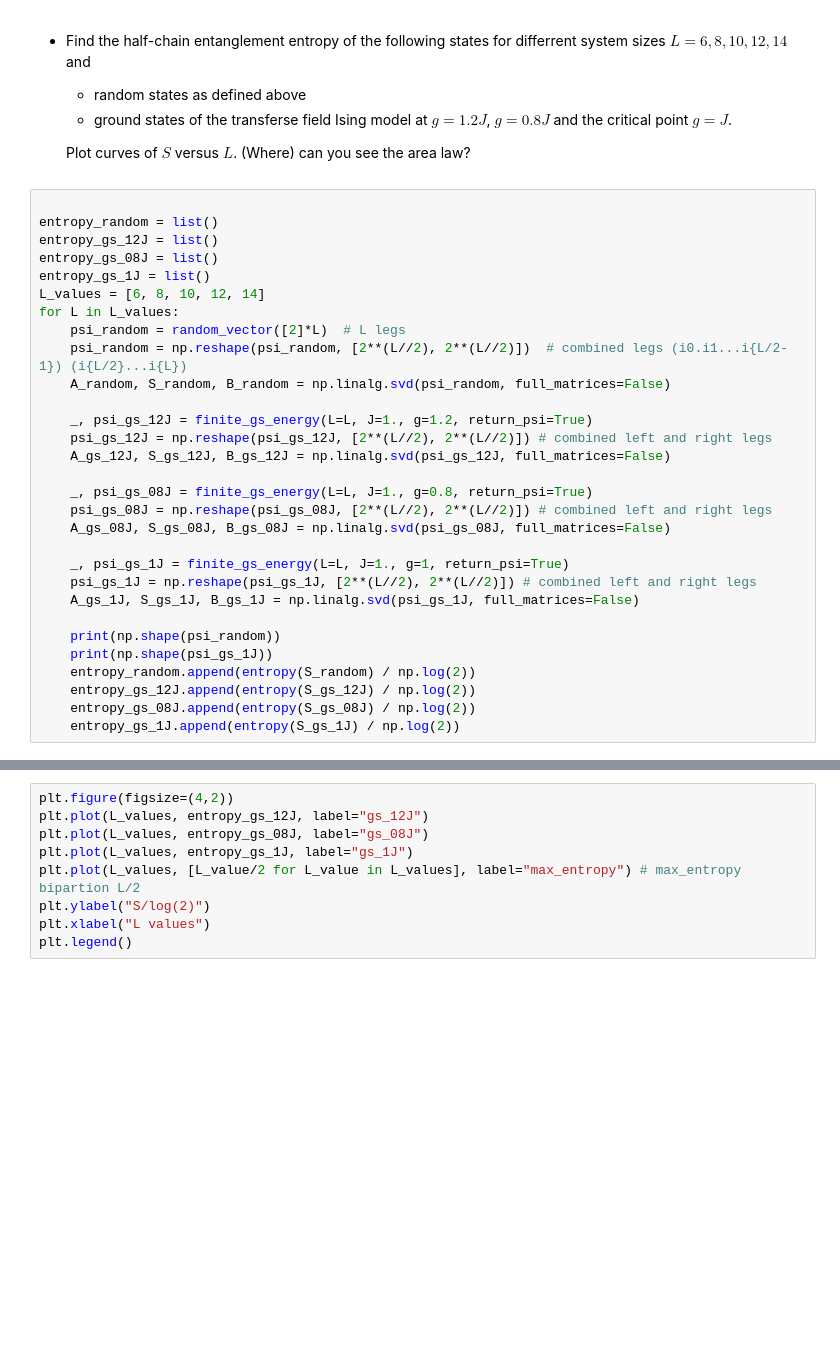
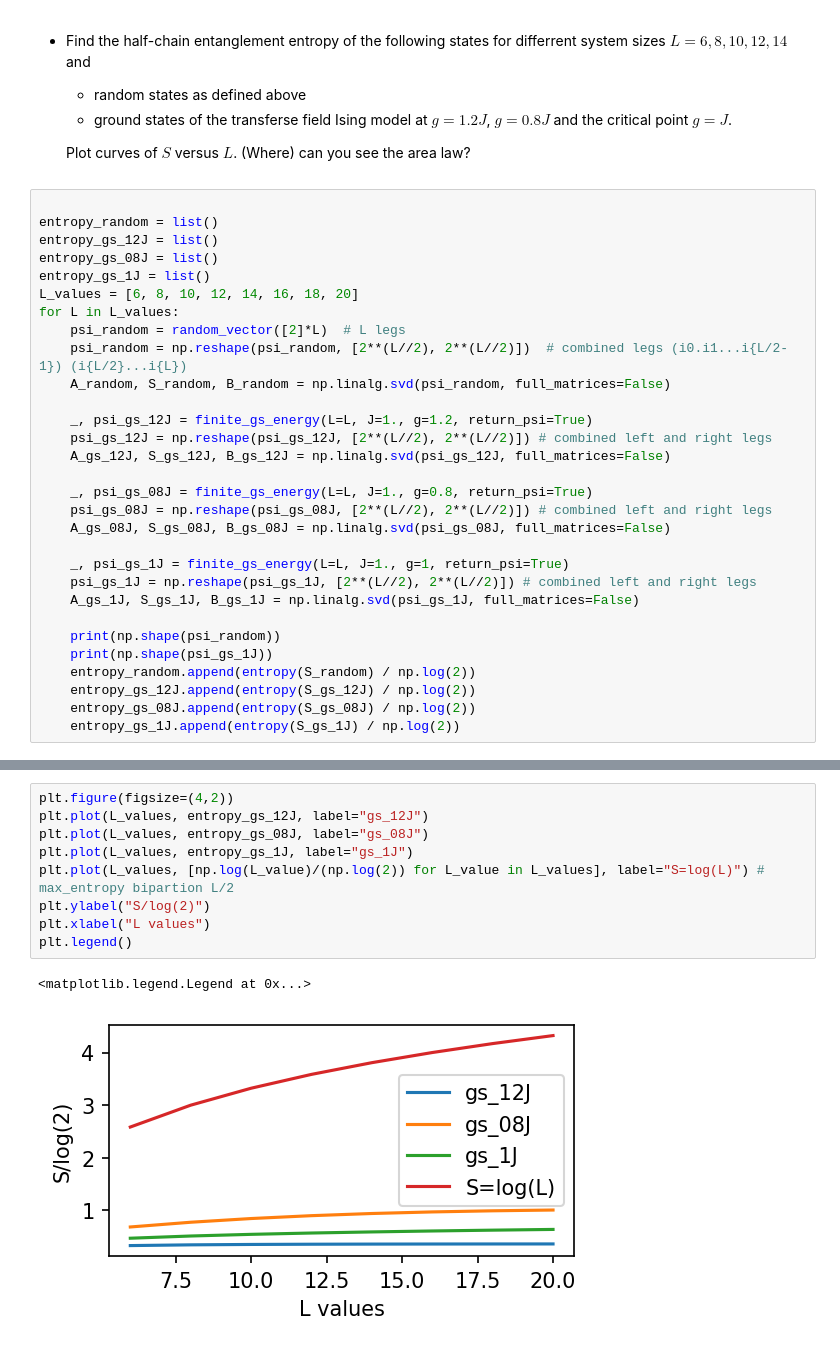
Before and after one commit to gllodra12/tenpy_toycodes, a Jupyter notebook: exercise_1_basics_guillem.ipynb, the cells around one changed output, grey strips where cells are left out. Cells and saved outputs as stored; diff of their text form; blank space fills up the shorter version.

```diff
--- a/exercise_1_basics_guillem.ipynb
+++ b/exercise_1_basics_guillem.ipynb
@@ -528,7 +528,7 @@ entropy_random = list()
 entropy_gs_12J = list()
 entropy_gs_08J = list()
 entropy_gs_1J = list()
-L_values = [6, 8, 10, 12, 14]
+L_values = [6, 8, 10, 12, 14, 16, 18, 20]
 for L in L_values:
     psi_random = random_vector([2]*L)  # L legs
     psi_random = np.reshape(psi_random, [2**(L//2), 2**(L//2)])  # combined legs (i0.i1...i{L/2-1}) (i{L/2}...i{L})
@@ -576,9 +582,12 @@ plt.legend()
 # %%
 plt.figure(figsize=(4,2))
 plt.plot(L_values, entropy_gs_12J, label="gs_12J")
 plt.plot(L_values, entropy_gs_08J, label="gs_08J")
 plt.plot(L_values, entropy_gs_1J, label="gs_1J")
-plt.plot(L_values, [L_value/2 for L_value in L_values], label="max_entropy") # max_entropy bipartion L/2
+plt.plot(L_values, [np.log(L_value)/(np.log(2)) for L_value in L_values], label="S=log(L)") # max_entropy bipartion L/2
 plt.ylabel("S/log(2)")
 plt.xlabel("L values")
 plt.legend()
+# %% [output]
+<matplotlib.legend.Legend at 0x...>
+[figure, added]
```
Also changed, not shown: parts of 9 cells of this notebook.
